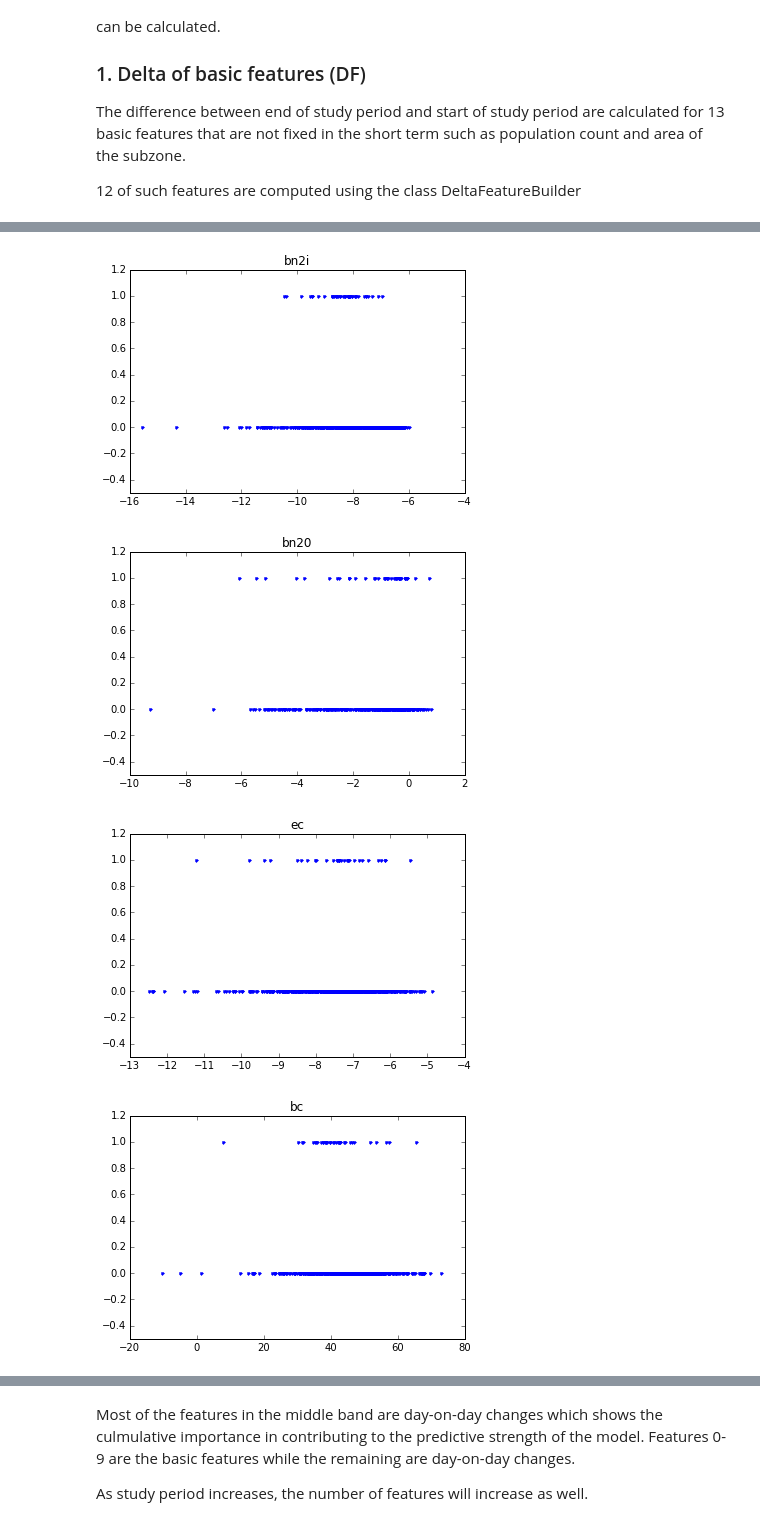
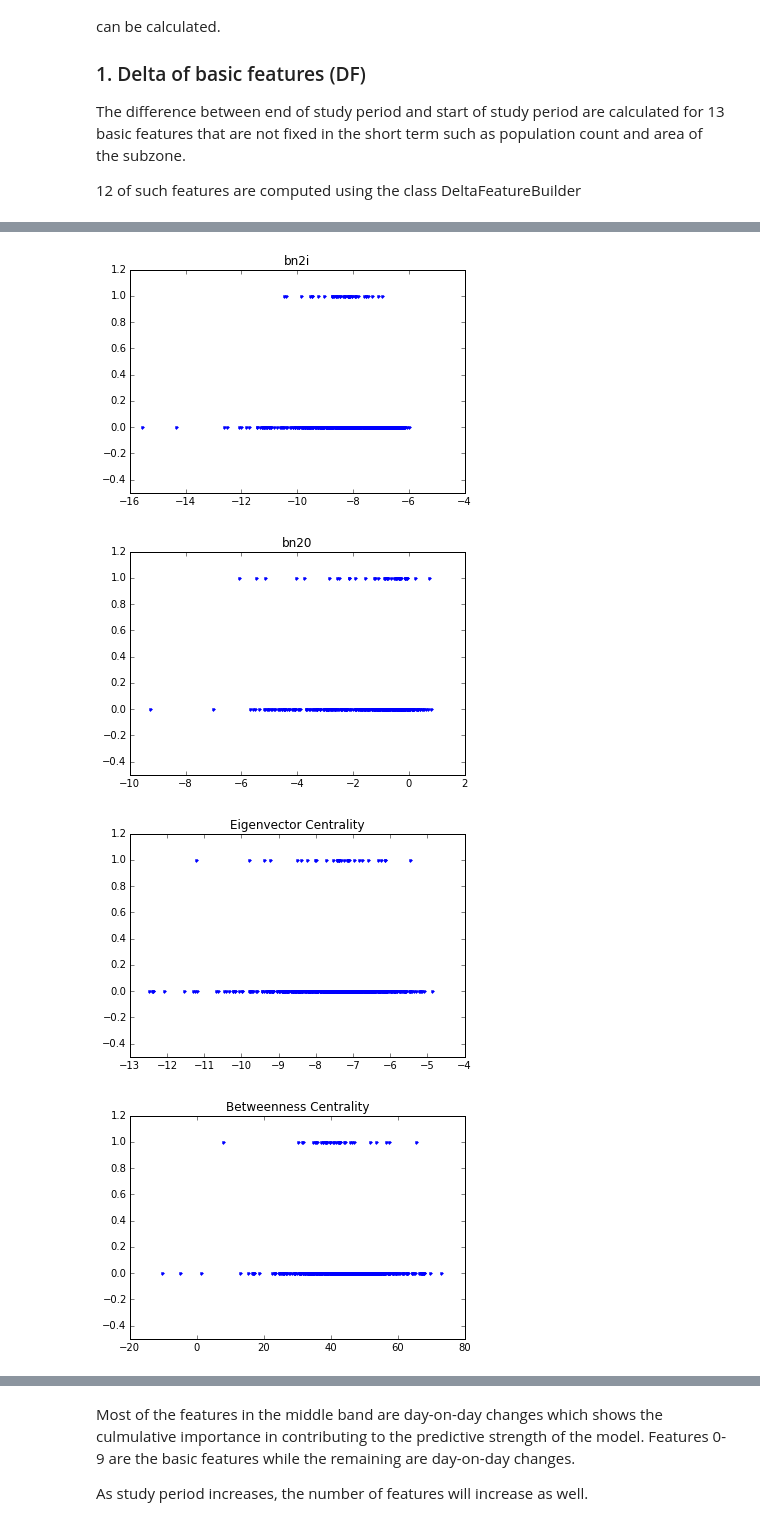
Before and after one commit to slai11/GraphingProblem, a Jupyter notebook: Phase 2 Documentation.ipynb, the cells around one changed output, grey strips where cells are left out. Drawn from its saved outputs; the diff is of its cells as text; code cells hidden in the pictures.

```diff
--- a/Phase 2 Documentation.ipynb
+++ b/Phase 2 Documentation.ipynb
@@ -198,19 +198,19 @@ plt.ylim((-0.5,1.2))
 #plt.xlim((-0.9, 1.1))
 plt.show()
 
-plt.title("ec")
+plt.title("Eigenvector Centrality")
 plt.plot(np.log(df2[18]), y_move, '.')
 plt.ylim((-0.5,1.2))
 #plt.xlim((-0.9, 1.1))
 plt.show()
 
-plt.title("bc")
+plt.title("Betweenness Centrality")
 plt.plot(np.log(df2[19]), y_move, '.')
 plt.ylim((-0.5,1.2))
 #plt.xlim((-0.9, 1.1))
 plt.show()
 
-plt.title("pr")
+plt.title("Pagerank")
 plt.plot(np.log(df2[20]), y_move, '.')
 plt.ylim((-0.5,1.2))
 #plt.xlim((-0.9, 1.1))
@@ -223,32 +223,32 @@ plt.ylim((-0.5,1.2))
 plt.show()
 
 plt.title("aut")
 plt.plot(np.log(df2[22]), y_move, '.')
 plt.ylim((-0.5,1.2))
 #plt.xlim((-0.9, 1.1))
 plt.show()
 
 plt.title("BH density")
 plt.plot(df2[23], y_move, '.')
 plt.ylim((-0.5,1.2))
 #plt.xlim((-0.9, 1.1))
 plt.show()
 
 plt.title("bh count")
 plt.plot(df2[24], y_move, '.')
 plt.ylim((-0.5,1.2))
 #plt.xlim((-0.9, 1.1))
 plt.show()
 
 plt.title("Inverse dist")
 plt.plot(df2[25], y_move, '.')
 plt.ylim((-0.5,1.2))
 #plt.xlim((-0.9, 1.1))
 plt.show()
 # %% [output]
 [figure]
 [figure]
 [figure]
 [figure]
-[figure, old version]
+[figure, new version]
-[figure, old version]
+[figure, new version]
```
Also changed, not shown: parts of 7 cells of this notebook, 5 other files.
